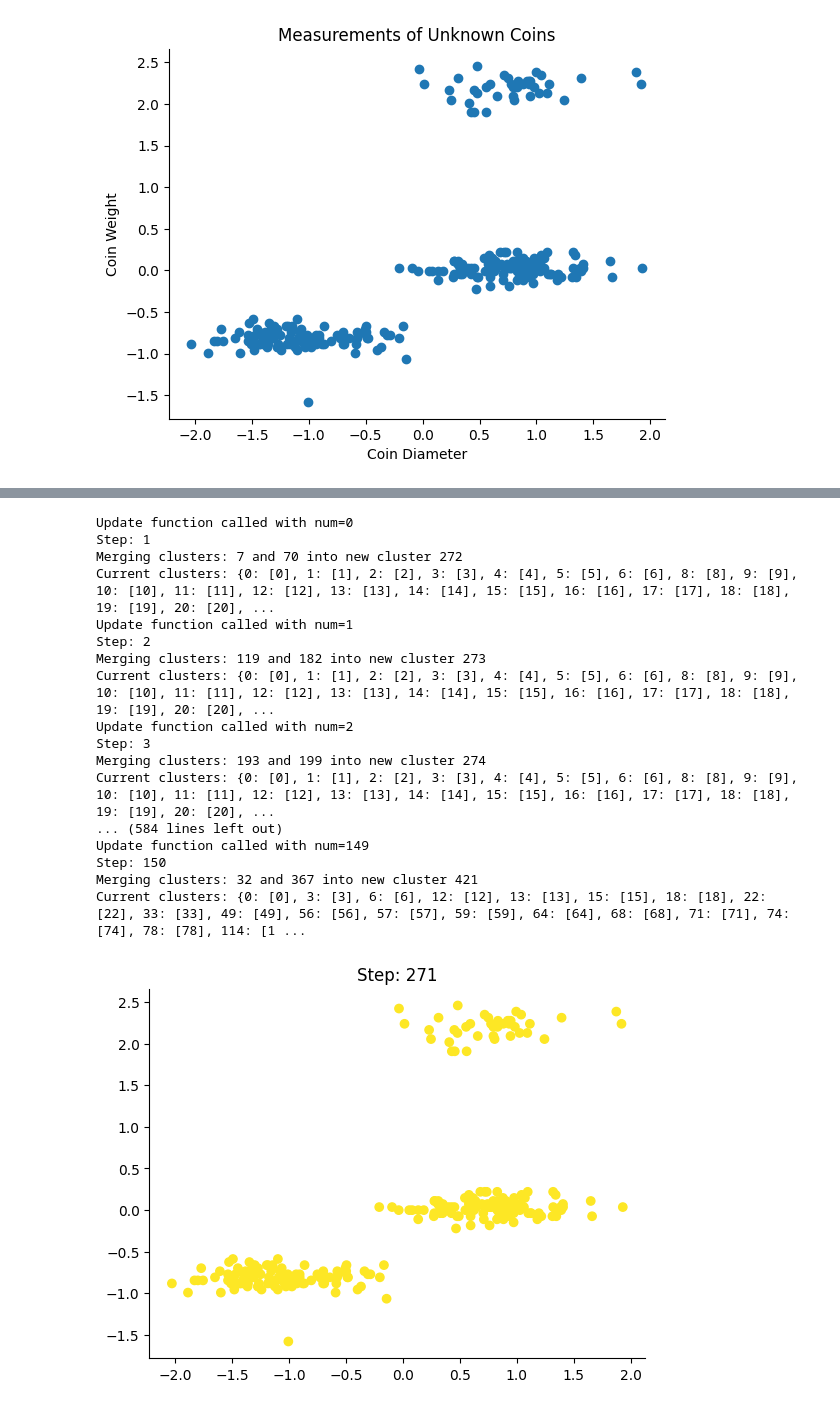
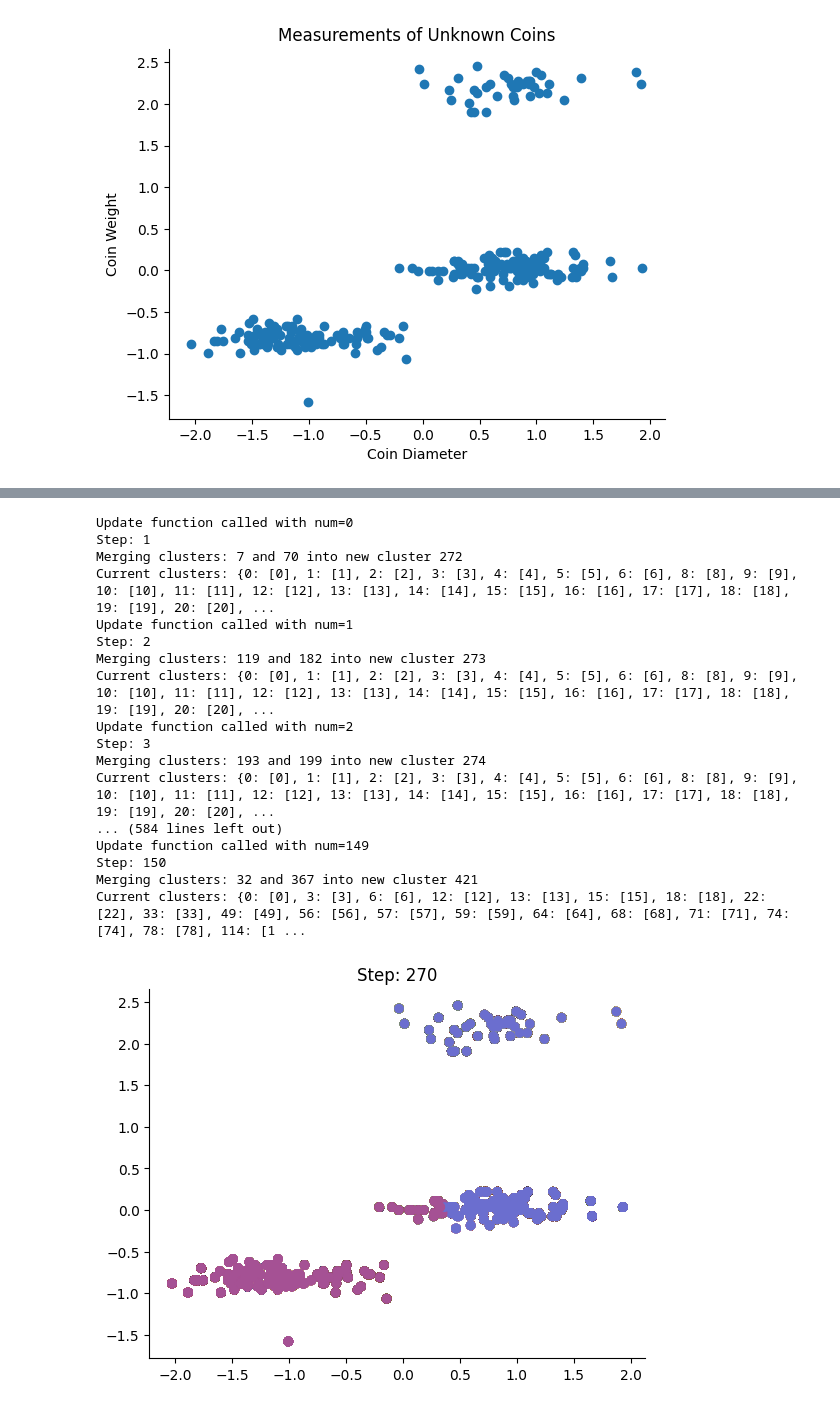
Before and after one commit to uchicago-dsi/textbook-datascience-1, a Jupyter notebook: textbook/25/3/hierarchical.ipynb, the cells around one changed output, grey strips where cells are left out. Saved outputs shown, nothing was run; the diff lists cells and outputs as text; code cells hidden in the pictures.

Commit message:
fixed animation code for dendrogram

```diff
--- a/textbook/25/3/hierarchical.ipynb
+++ b/textbook/25/3/hierarchical.ipynb
@@ -295,7 +300,4 @@ print(Z)
 # %%
-import matplotlib.animation as animation
-from collections import defaultdict
-
 import numpy as np
 import matplotlib.pyplot as plt
 import matplotlib.animation as animation
@@ -308,18 +310,17 @@ max_cluster_id = len(coins_su)
 
 # Define a discrete colormap
 n_clusters = len(coins_su)  # At most, we start with every point as its own cluster
-cmap = ListedColormap(plt.cm.viridis(np.linspace(0, 1, n_clusters)))
+cmap = ListedColormap(plt.cm.tab20b(np.random.permutation(np.linspace(0, 1, n_clusters))))
 
 # Set up the figure and axis
 fig, ax = plt.subplots()
 
 # Initial scatter plot with all points in black
-scatter = ax.scatter(coins_su["diameter"], coins_su["weight"], c='black')
+scatter = ax.scatter(coins_su["diameter"], coins_su["weight"], c=np.arange(n_clusters), cmap=cmap)
 
 # Initialization function for FuncAnimation
 def init():
-    scatter.set_offsets(coins_su)
-    scatter.set_array(np.zeros(len(coins_su)))
+    scatter = ax.scatter(coins_su["diameter"], coins_su["weight"], c=np.arange(n_clusters), cmap=cmap)
     return scatter,
 
 # Function to update the plot
@@ -343,38 +344,38 @@ def update(num):
     # Assign colors to points based on cluster membership
     colors = np.zeros(len(coins_su))
     for cluster_id, points in clusters.items():
-        colors[points] = cluster_id
+        colors[points] = points[0]
 
     # Clear previous plot and create new scatter plot
-    ax.clear()
-    scatter = ax.scatter(coins_su["diameter"], coins_su["weight"], c=colors, cmap=cmap, vmin=0, vmax=n_clusters-1)
+    #ax.clear()
+    scatter = ax.scatter(coins_su["diameter"], coins_su["weight"], c=colors, cmap=cmap)
     ax.set_title(f'Step: {num + 1}')
     return scatter,
 
 # Create the animation
-ani = animation.FuncAnimation(fig, update, frames=len(Z), init_func=init, repeat=True, blit=True)
+ani = animation.FuncAnimation(fig, update, frames=len(Z)-1, init_func=init, repeat=True, blit=True)
 
 # Save the animation
-ani.save('agglomerative_clustering.mp4', writer='ffmpeg', fps=1)
+ani.save('agglomerative_clustering.mp4', writer='ffmpeg', fps=4)
 
 # Show the plot
 plt.show()
 # %% [output]
 Update function called with num=0
 Step: 1
 Merging clusters: 7 and 70 into new cluster 272
 Current clusters: {0: [0], 1: [1], 2: [2], 3: [3], 4: [4], 5: [5], 6: [6], 8: [8], 9: [9], 10: [10], 11: [11], 12: [12], 13: [13], 14: [14], 15: [15], 16: [16], 17: [17], 18: [18], 19: [19], 20: [20], ...
 Update function called with num=1
 Step: 2
 Merging clusters: 119 and 182 into new cluster 273
 Current clusters: {0: [0], 1: [1], 2: [2], 3: [3], 4: [4], 5: [5], 6: [6], 8: [8], 9: [9], 10: [10], 11: [11], 12: [12], 13: [13], 14: [14], 15: [15], 16: [16], 17: [17], 18: [18], 19: [19], 20: [20], ...
 Update function called with num=2
 Step: 3
 Merging clusters: 193 and 199 into new cluster 274
 Current clusters: {0: [0], 1: [1], 2: [2], 3: [3], 4: [4], 5: [5], 6: [6], 8: [8], 9: [9], 10: [10], 11: [11], 12: [12], 13: [13], 14: [14], 15: [15], 16: [16], 17: [17], 18: [18], 19: [19], 20: [20], ...
 ... (584 lines left out)
 Update function called with num=149
 Step: 150
 Merging clusters: 32 and 367 into new cluster 421
 Current clusters: {0: [0], 3: [3], 6: [6], 12: [12], 13: [13], 15: [15], 18: [18], 22: [22], 33: [33], 49: [49], 56: [56], 57: [57], 59: [59], 64: [64], 68: [68], 71: [71], 74: [74], 78: [78], 114: [1 ...
-[figure, old version]
+[figure, new version]
```
Also changed, not shown: parts of 7 cells of this notebook, 3 other files.
